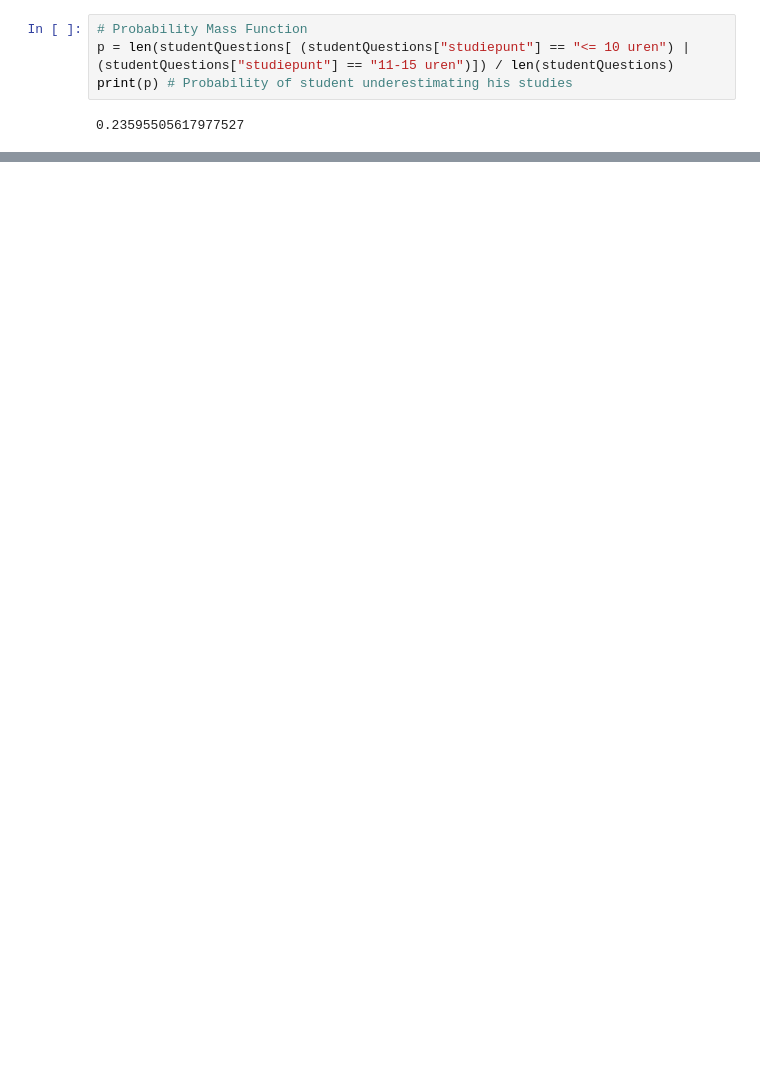
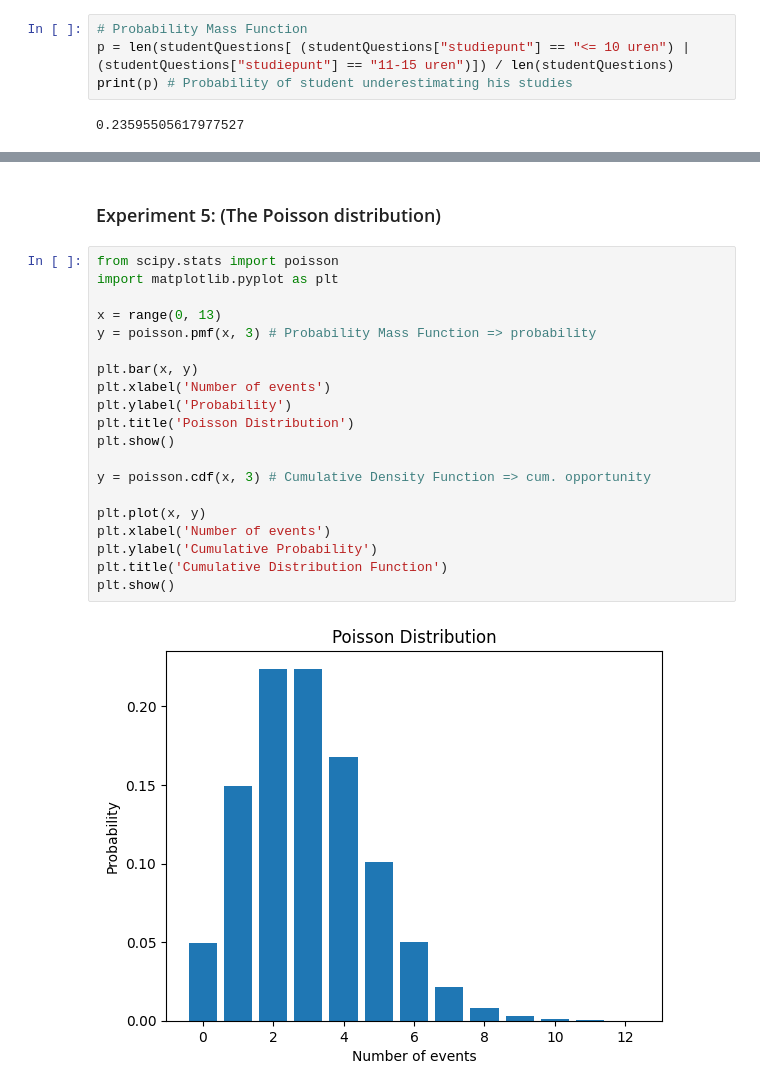
Before and after one commit to EliasDeHondt/DataScience2, a Jupyter notebook: W14P3/Exercises probability distributions.ipynb, the cells around one changed output, grey strips where cells are left out. Saved outputs shown, nothing was run; the diff lists cells and outputs as text; blank space fills up the shorter version.

```diff
--- a/W14P3/Exercises probability distributions.ipynb
+++ b/W14P3/Exercises probability distributions.ipynb
@@ -305,0 +454,24 @@ plt.show()
+# %% [markdown]
+### Experiment 5: (The Poisson distribution)
+# %%
+from scipy.stats import poisson
+import matplotlib.pyplot as plt
+
+x = range(0, 13)
+y = poisson.pmf(x, 3) # Probability Mass Function => probability
+
+plt.bar(x, y)
+plt.xlabel('Number of events')
+plt.ylabel('Probability')
+plt.title('Poisson Distribution')
+plt.show()
+
+y = poisson.cdf(x, 3) # Cumulative Density Function => cum. opportunity
+
+plt.plot(x, y)
+plt.xlabel('Number of events')
+plt.ylabel('Cumulative Probability')
+plt.title('Cumulative Distribution Function')
+plt.show()
+# %% [output]
+[figure, added]
```
Also changed, not shown: parts of 34 cells of this notebook, 5 other files.
